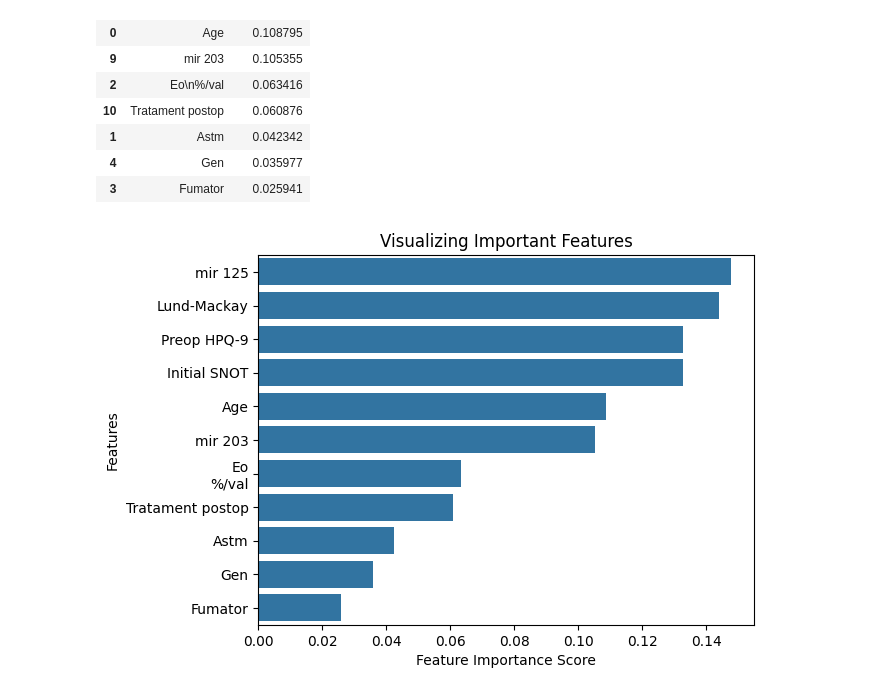
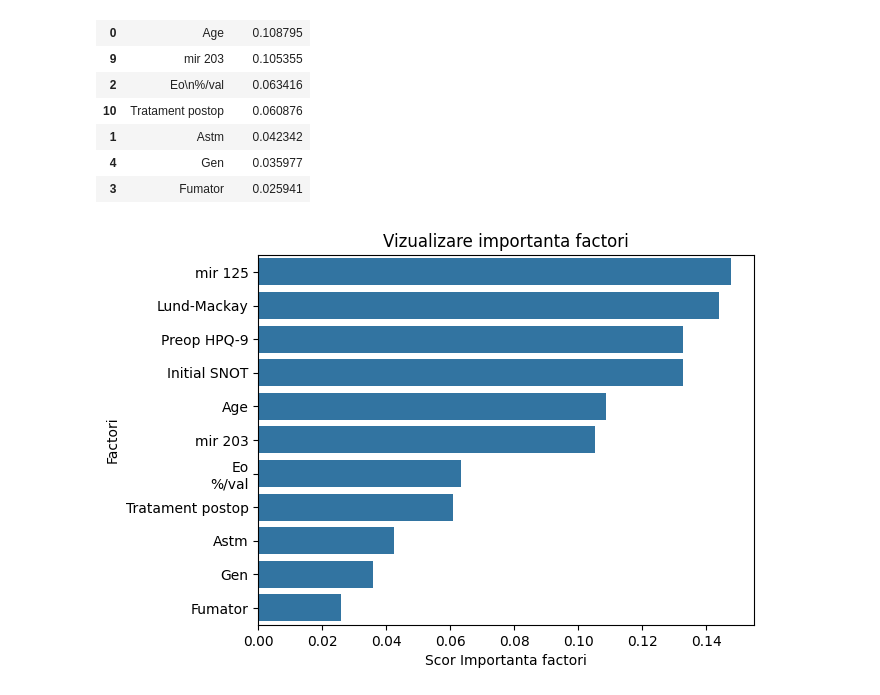
Before and after one commit to Ana-AlexandraSandu/Disertatie_CRSwNP, a Jupyter notebook: app/disertatie_iteratie1.ipynb, the cells around one changed output. Cells and saved outputs as stored; diff of their text form; code cells hidden in the pictures.

```diff
--- a/app/disertatie_iteratie1.ipynb
+++ b/app/disertatie_iteratie1.ipynb
@@ -832,20 +824,20 @@ feature_importance_df_sorted
 # %%
 # Creating a seaborn bar plot
 
 sns.barplot(y=feature_importance_df_sorted['Feature'], x=feature_importance_df_sorted['Importance'])
 
 # Adaugam labels
 
-plt.xlabel('Feature Importance Score')
+plt.xlabel('Scor Importanta factori')
 
-plt.ylabel('Features')
+plt.ylabel('Factori')
 
 # Adaugam un titlu
 
-plt.title("Visualizing Important Features")
+plt.title("Vizualizare importanta factori")
 
 # Visualizare
 
 plt.show()
 # %% [output]
-[figure, old version]
+[figure, new version]
```
Also changed, not shown: parts of 29 cells of this notebook, 4 other files.
